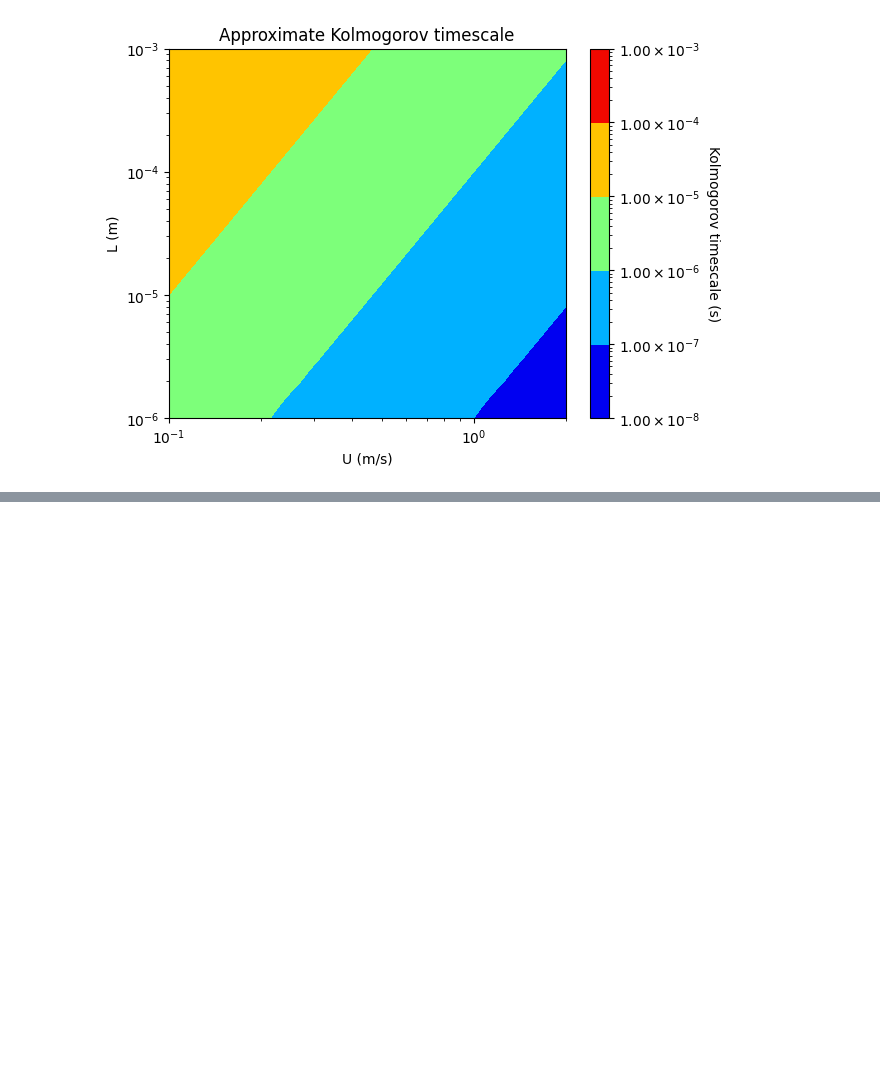
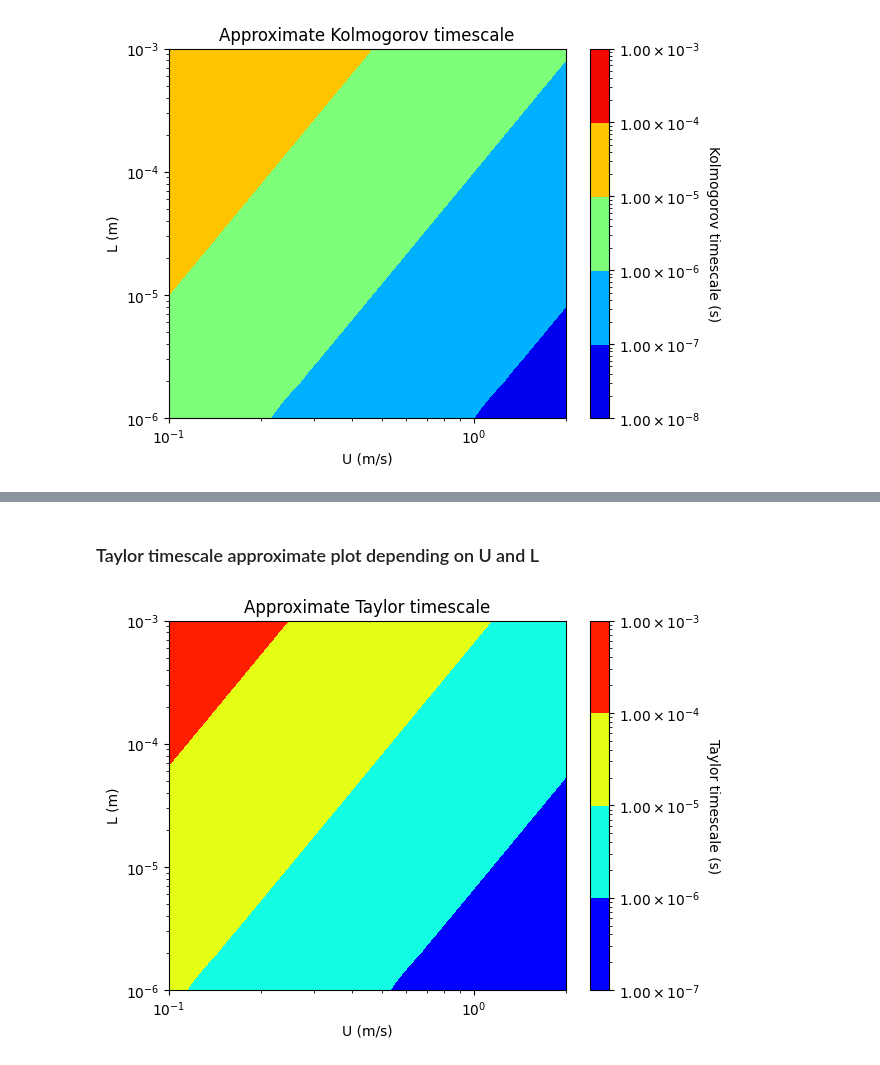
Before and after one commit to henri-avec-un-i/UPC_internship, a Jupyter notebook: caracterisation_of_turbulent_scales.ipynb, the cells around one changed output, grey strips where cells are left out. Drawn from its saved outputs; the diff is of its cells as text; code cells hidden in the pictures; blank space fills up the shorter version.

```diff
--- a/caracterisation_of_turbulent_scales.ipynb
+++ b/caracterisation_of_turbulent_scales.ipynb
@@ -332,0 +456,30 @@ plot_kolm_timescale_UvsL(U_list, L_list, t_eta_array, U_log_scale = True, L_log_
+# %% [markdown]
+### Taylor timescale approximate plot depending on U and L
+# %%
+def calculate_approx_taylor_timescale_UvsL(U_list, L_list, kinematic_viscosity):
+    """
+    Function that calculates the approximate Taylor timescale for a given range of L and U.
+
+    Input:
+    - U_list: Array of characteristic speed values (in m/s)
+    - L_list: Array of characteristic length values (in meters)
+    - kinematic_viscosity: Kinematic viscosity (in m^2/s)
+
+    Output:
+    - t_lambda_array: Array of Taylor timescale values (in seconds) for each pair of U and L values
+
+    Formula: t_lambda_array =~ (15 * L * mu / U^3)^0.5
+    """
+
+    # Reshape the arrays to Nx1 arrays for matrix multiplication
+    U_list_reshaped = np.reshape(U_list, (np.size(U_list), 1))
+    L_list_reshaped = np.reshape(L_list, (np.size(L_list), 1))
+
+    # Calculate Taylor timescale
+    numerator = 15 * L_list_reshaped * kinematic_viscosity
+    denominator = U_list_reshaped ** -3
+    t_lambda_array = (numerator @ denominator.T) ** 0.5  # Values of Taylor timescale (Approximate) in seconds
+
+    return t_lambda_array
+# %%
+t_lambda_array = calculate_approx_taylor_timescale_UvsL(U_list, L_list, kinematic_viscosity)
@@ -332,0 +537,4 @@ plot_kolm_timescale_UvsL(U_list, L_list, t_eta_array, U_log_scale = True, L_log_
+# %%
+plot_taylor_timescale_UvsL(U_list, L_list, t_lambda_array, U_log_scale=True, L_log_scale=True, t_lambda_array_log_scale=True, colormap='jet', nbr_of_contours=10)
+# %% [output]
+[figure, added]
```
Also changed, not shown: parts of 18 cells of this notebook.
